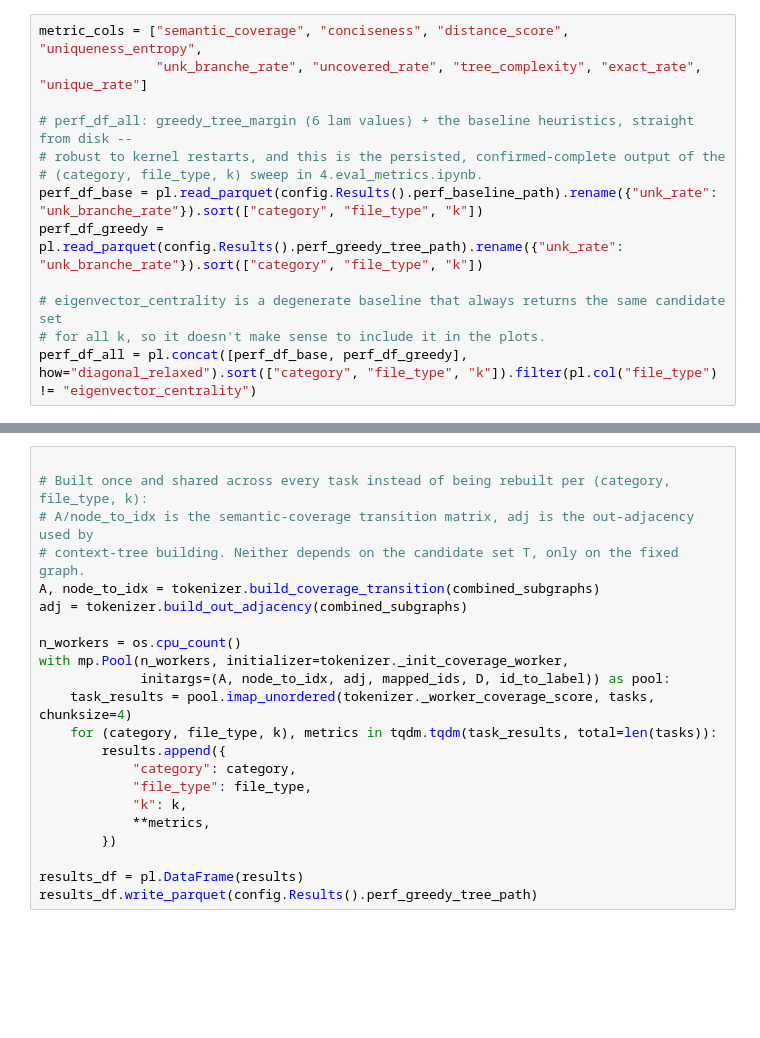
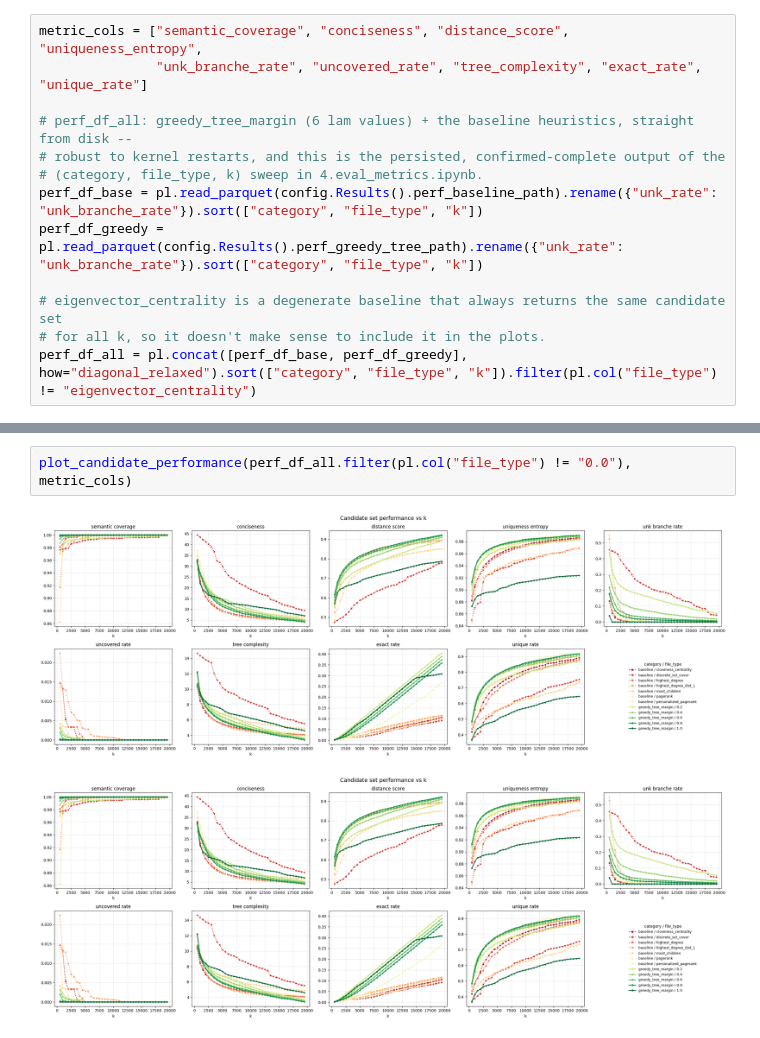
Before and after one commit to yy-suisse/greedy_tree_tokenizer, a Jupyter notebook: 5.visual_comp.ipynb, the cells around one changed output, grey strips where cells are left out. Cells and saved outputs as stored; diff of their text form; blank space fills up the shorter version.

```diff
--- a/5.visual_comp.ipynb
+++ b/5.visual_comp.ipynb
@@ -114,22 +80,5 @@ tasks
-# %%
-
-# Built once and shared across every task instead of being rebuilt per (category, file_type, k):
-# A/node_to_idx is the semantic-coverage transition matrix, adj is the out-adjacency used by
-# context-tree building. Neither depends on the candidate set T, only on the fixed graph.
-A, node_to_idx = tokenizer.build_coverage_transition(combined_subgraphs)
-adj = tokenizer.build_out_adjacency(combined_subgraphs)
-
-n_workers = os.cpu_count()
-with mp.Pool(n_workers, initializer=tokenizer._init_coverage_worker,
-             initargs=(A, node_to_idx, adj, mapped_ids, D, id_to_label)) as pool:
-    task_results = pool.imap_unordered(tokenizer._worker_coverage_score, tasks, chunksize=4)
-    for (category, file_type, k), metrics in tqdm.tqdm(task_results, total=len(tasks)):
-        results.append({
-            "category": category,
-            "file_type": file_type,
-            "k": k,
-            **metrics,
-        })
-
-results_df = pl.DataFrame(results)
-results_df.write_parquet(config.Results().perf_greedy_tree_path)
+# %%
+plot_candidate_performance(perf_df_all.filter(pl.col("file_type") != "0.0"), metric_cols)
+# %% [output]
+[figure, added]
+[figure, added]
```
Also changed, not shown: parts of 5 cells of this notebook, 14 other files.
